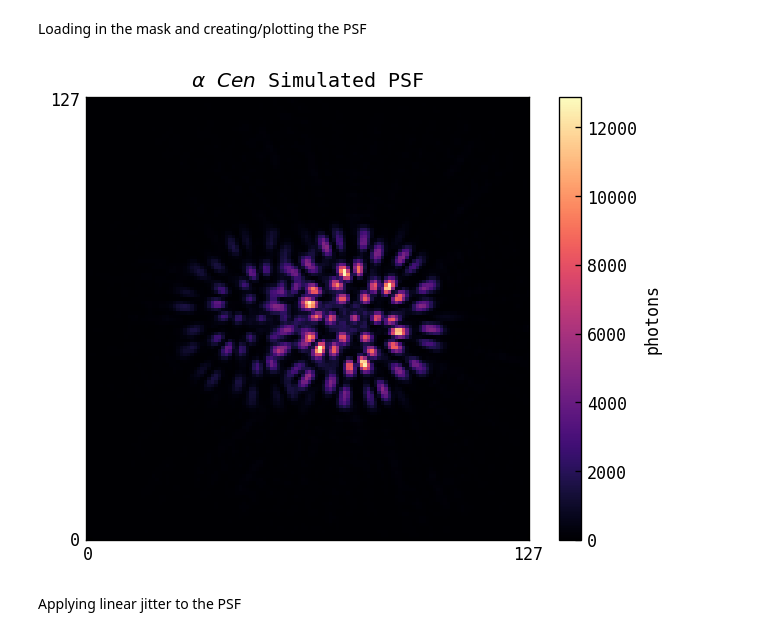
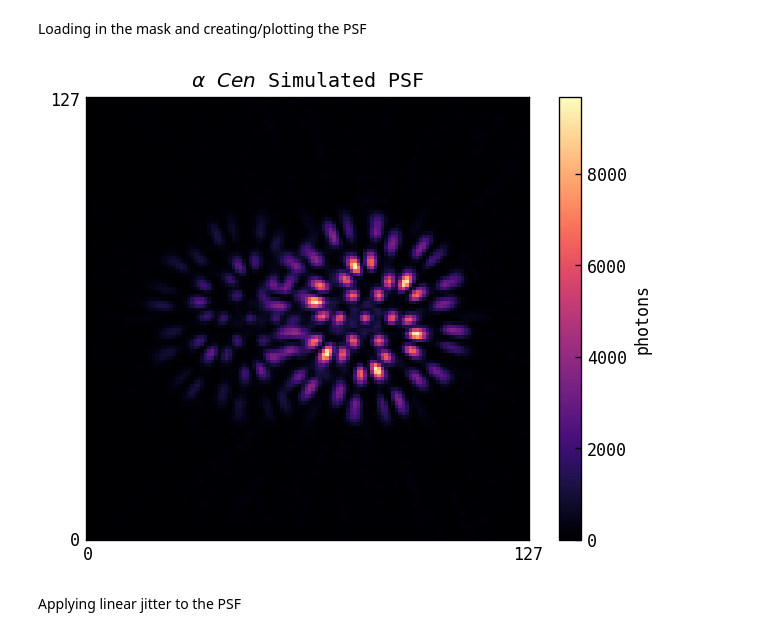
Before and after one commit to maxecharles/toliman-phd, a Jupyter notebook: main.ipynb, the cells around one changed output. Saved outputs shown, nothing was run; the diff lists cells and outputs as text; code cells hidden in the pictures.

```diff
--- a/main.ipynb
+++ b/main.ipynb
@@ -2,12 +2,14 @@
 import os
 os.chdir('/Users/mc/Library/CloudStorage/OneDrive-TheUniversityofSydney(Students)/PyCharm/toliman-phd')
 print(os.getcwd())
+
+import dLux as dl
 import matplotlib.pyplot as plt
 import alphacen
-
+from jax import vmap
 
 %matplotlib inline
-plt.rcParams['image.cmap'] = 'viridis'
+plt.rcParams['image.cmap'] = 'inferno'
 plt.rcParams["font.family"] = "monospace"
 plt.rcParams["image.origin"] = 'lower'
 plt.rcParams['figure.dpi'] = 120
@@ -28,19 +29,20 @@ contrast = 3.372873  # flux contrast from V band magnitudes
 Loading in the mask and creating/plotting the PSF
 # %%
 mask = obj.LoadMask('data/test_mask.npy')
-ideal = obj.GetPSF(mask)
-PSF = obj.AddNoise(ideal)
+tel = obj.GetInstrument(mask, pscale=.3)
+idealPSF = tel.model()
+PSF = obj.AddNoise(idealPSF)
 
 # plotting plot
-fig, (ax1)= plt.subplots()
-c = ax1.imshow(PSF, cmap='magma')
-ax1.set(title=r'$\alpha$ $Cen$ Simulated PSF',
+fig, ax = plt.subplots()
+c = ax.imshow(PSF, cmap='magma')
+ax.set(title=r'$\alpha$ $Cen$ Simulated PSF',
         xticks=[0, PSF.shape[0] - 1],
         yticks=[0, PSF.shape[1] - 1],
         )
-fig.colorbar(c, ax=ax1, label ='photons')
+fig.colorbar(c, ax=ax, label ='photons')
 plt.show()
 # %% [output]
-[figure, old version]
+[figure, new version]
 # %% [markdown]
 Applying linear jitter to the PSF
```
Also changed, not shown: parts of 3 cells of this notebook, 1 other file.
